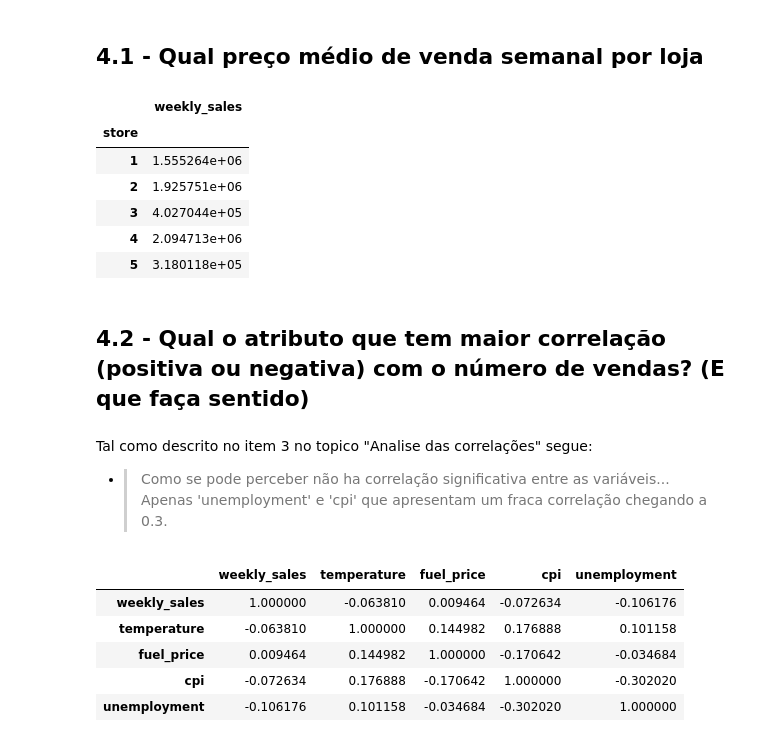
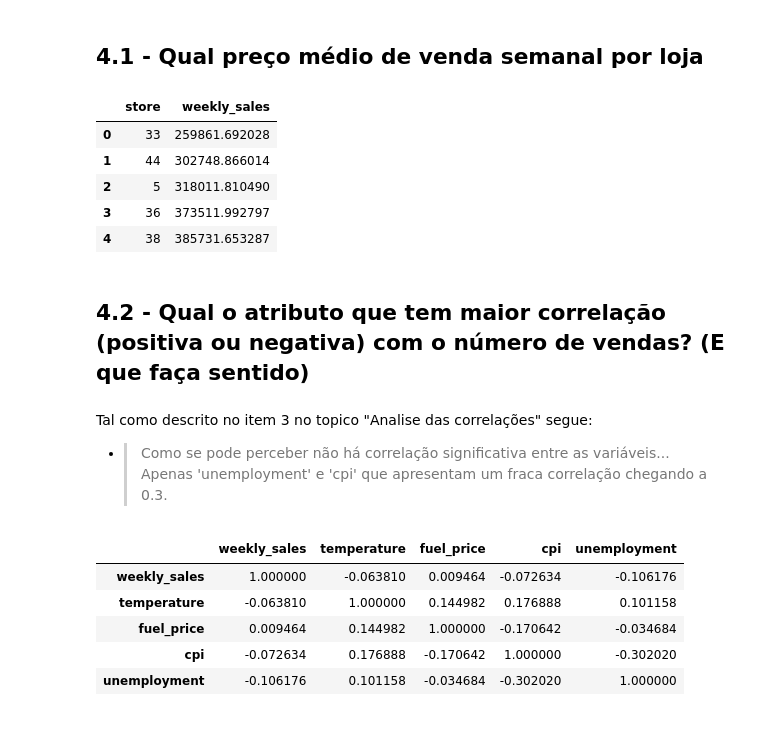
Before and after one commit to michellssGUi/dataScience, a Jupyter notebook: Wallmart_Melhor_Loja_2.ipynb, the cells around one changed output. Saved outputs shown, nothing was run; the diff lists cells and outputs as text; code cells hidden in the pictures.

```diff
--- a/Wallmart_Melhor_Loja_2.ipynb
+++ b/Wallmart_Melhor_Loja_2.ipynb
@@ -363,23 +359,21 @@ df_2012.describe()
 # %% [markdown]
 ## 4.1 - Qual preço médio de venda semanal por loja
 # %%
-preco_medio_semanal = df.groupby(['store'])['weekly_sales'].mean()
-df_preco_medio_semanal = pd.DataFrame(preco_medio_semanal)
-df_preco_medio_semanal.head()
+preco_medio_semanal = df.groupby(['store'])['weekly_sales'].mean().to_frame().sort_values(['weekly_sales']).reset_index()
+preco_medio_semanal.head()
 # %% [output]
-|  | weekly_sales |
-| store |  |
-| 1 | 1.555264e+06 |
-| 2 | 1.925751e+06 |
-| 3 | 4.027044e+05 |
-| 4 | 2.094713e+06 |
-| 5 | 3.180118e+05 |
+|  | store | weekly_sales |
+| 0 | 33 | 259861.692028 |
+| 1 | 44 | 302748.866014 |
+| 2 | 5 | 318011.810490 |
+| 3 | 36 | 373511.992797 |
+| 4 | 38 | 385731.653287 |
 # %% [markdown]
 ## 4.2 - Qual o atributo que tem maior correlação (positiva ou negativa) com o número de vendas? (E que faça sentido)
 # %% [markdown]
 Tal como descrito no item 3 no topico "Analise das correlações" segue:
 
-* > Como se pode perceber não ha correlação significativa entre as variáveis... Apenas 'unemployment' e 'cpi' que apresentam um fraca correlação chegando a 0.3.
+* > Como se pode perceber não há correlação significativa entre as variáveis... Apenas 'unemployment' e 'cpi' que apresentam um fraca correlação chegando a 0.3.
 # %%
 df_corr = df.drop(columns=['store', 'holiday_flag', 'day', 'month', 'year'])
 df_corr = df_corr.corr()
```
Also changed, not shown: parts of 26 cells of this notebook.
